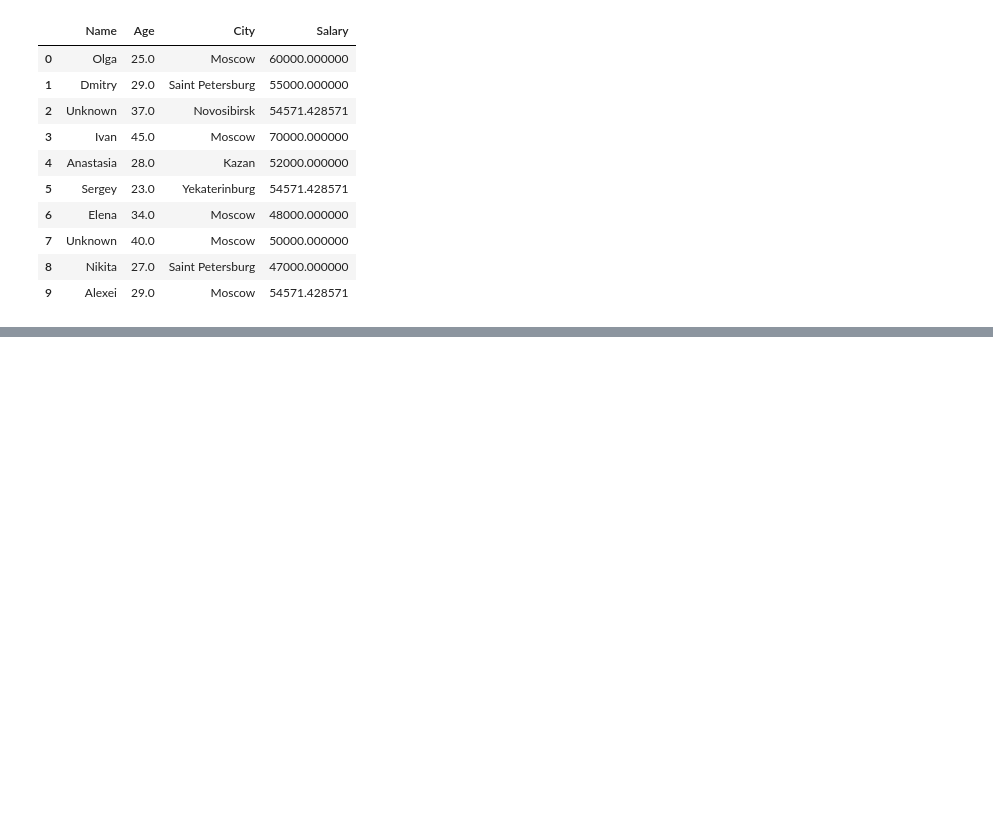
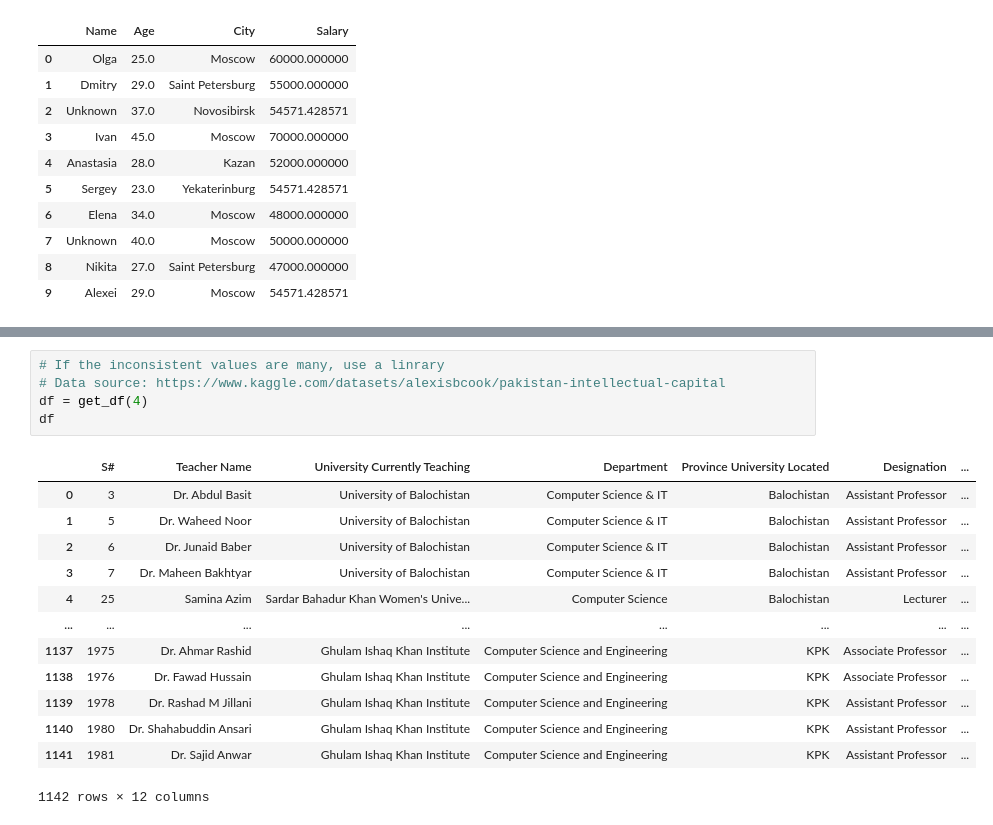
Before and after one commit to taqihaider7/NSU_ML, a Jupyter notebook: Labs/lab2a.ipynb, the cells around one changed output, grey strips where cells are left out. Saved outputs shown, nothing was run; the diff lists cells and outputs as text; blank space fills up the shorter version.

```diff
--- a/Labs/lab2a.ipynb
+++ b/Labs/lab2a.ipynb
@@ -208,0 +272,19 @@ Median of age is 29.0
+# %%
+# If the inconsistent values are many, use a linrary
+# Data source: https://www.kaggle.com/datasets/alexisbcook/pakistan-intellectual-capital
+df = get_df(4)
+df
+# %% [output]
+|  | S# | Teacher Name | University Currently Teaching | Department | Province University Located | Designation | ... |
+| 0 | 3 | Dr. Abdul Basit | University of Balochistan | Computer Science & IT | Balochistan | Assistant Professor | ... |
+| 1 | 5 | Dr. Waheed Noor | University of Balochistan | Computer Science & IT | Balochistan | Assistant Professor | ... |
+| 2 | 6 | Dr. Junaid Baber | University of Balochistan | Computer Science & IT | Balochistan | Assistant Professor | ... |
+| 3 | 7 | Dr. Maheen Bakhtyar | University of Balochistan | Computer Science & IT | Balochistan | Assistant Professor | ... |
+| 4 | 25 | Samina Azim | Sardar Bahadur Khan Women's Unive... | Computer Science | Balochistan | Lecturer | ... |
+| ... | ... | ... | ... | ... | ... | ... | ... |
+| 1137 | 1975 | Dr. Ahmar Rashid | Ghulam Ishaq Khan Institute | Computer Science and Engineering | KPK | Associate Professor | ... |
+| 1138 | 1976 | Dr. Fawad Hussain | Ghulam Ishaq Khan Institute | Computer Science and Engineering | KPK | Associate Professor | ... |
+| 1139 | 1978 | Dr. Rashad M Jillani | Ghulam Ishaq Khan Institute | Computer Science and Engineering | KPK | Assistant Professor | ... |
+| 1140 | 1980 | Dr. Shahabuddin Ansari | Ghulam Ishaq Khan Institute | Computer Science and Engineering | KPK | Assistant Professor | ... |
+| 1141 | 1981 | Dr. Sajid Anwar | Ghulam Ishaq Khan Institute | Computer Science and Engineering | KPK | Assistant Professor | ... |
+1142 rows × 12 columns
```
Also changed, not shown: parts of 34 cells of this notebook.
